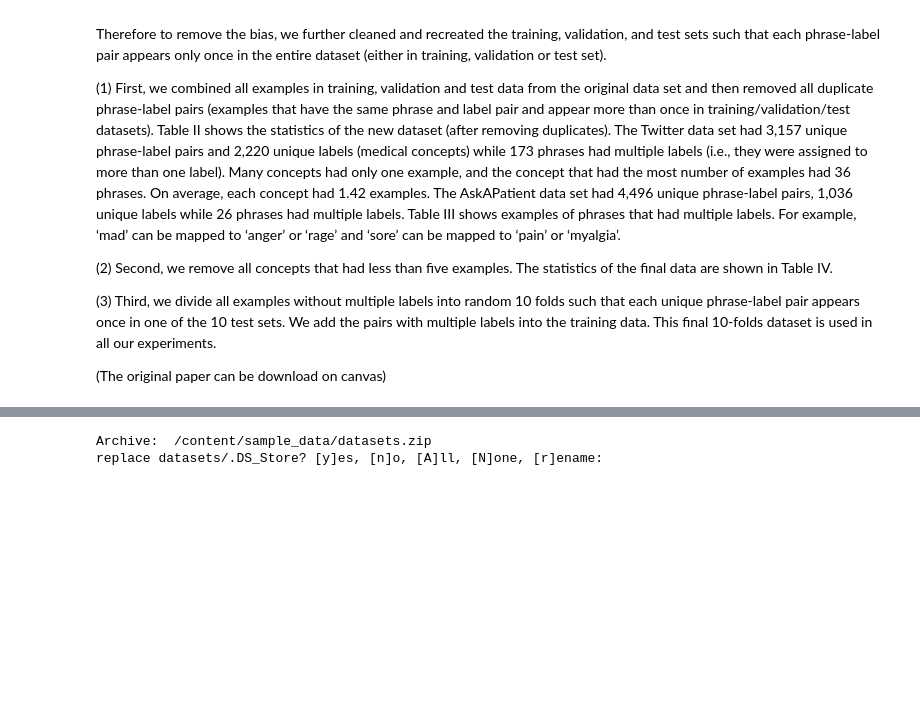
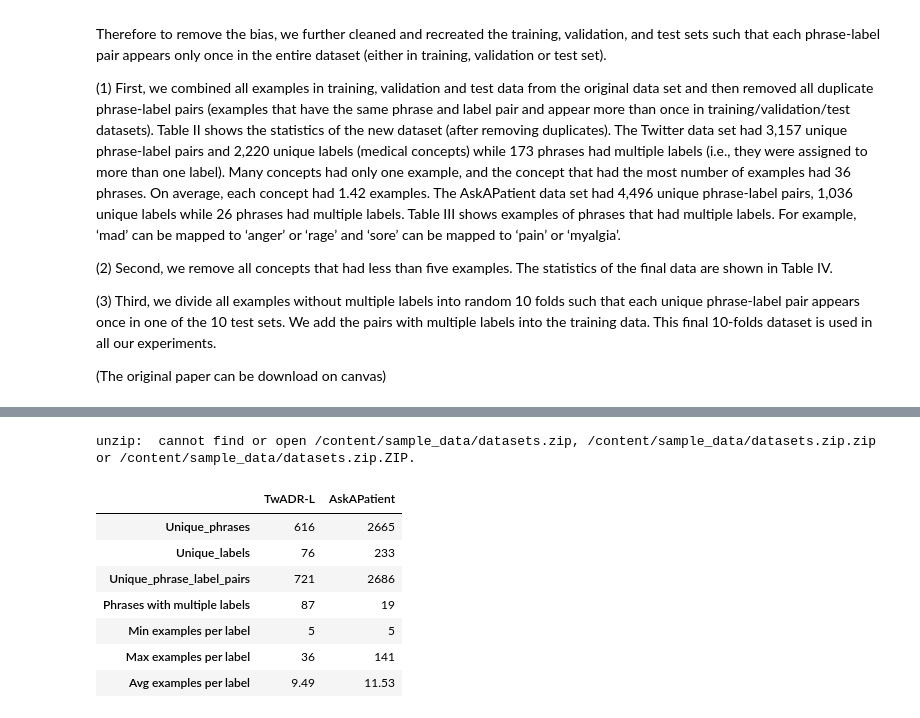
Before and after one commit to dhanakakani/Dhana_INFO5502_Spring2022, a Jupyter notebook: lab_assignment_03_(4).ipynb, the cells around one changed output, grey strips where cells are left out. Drawn from its saved outputs; the diff is of its cells as text; code cells hidden in the pictures; blank space fills up the shorter version.

```diff
--- a/lab_assignment_03_(4).ipynb
+++ b/lab_assignment_03_(4).ipynb
@@ -173,23 +182,17 @@ result_df =  pd.DataFrame()
 for dataset in ['TwADR-L', 'AskAPatient']:
     result = {}
     df = pd.DataFrame()
-    for filepath in glob.glob('/content/datasets/{}/*.txt'.format(dataset)):
+    for filepath in glob.glob('/content/gdrive/My Drive/datasets (1)/datasets/{}/*.txt'.format(dataset)):
         data = pd.read_csv(filepath, sep = "\t", header = None, encoding= 'unicode_escape')
         #appending data
         df = df.append(data)
-
     df = df.reset_index(drop=True)
     df['phrase_label'] = df[1] + " " + df[2]
     df.columns = ['id', 'labels', 'phrases', 'phrase-label']
     df = df.astype({"id": str})
-
     for columns in df.columns:
         df[columns] = df[columns].str.lower()
-
-    # removing the duplicates
     df = df.drop_duplicates('phrase-label')
-
-    # storing results in dictionary
     result['Unique_phrases'] = str(len(df['phrases'].unique()))
     result['Unique_labels'] = str(len(df['labels'].unique()))
     result['Unique_phrase_label_pairs'] = str(df.shape[0])
@@ -199,12 +202,7 @@ for dataset in ['TwADR-L', 'AskAPatient']:
     result['Max examples per label'] = str(df['labels'].value_counts().values.max())
     result['Avg examples per label'] = round(df['labels'].value_counts().mean(),2)
     result_df = result_df.append(result, ignore_index=True)
-
-
 result_df = result_df.T
-
-
 result_df.columns = ['TwADR-L', 'AskAPatient']
-
 result_df
 # %% [output]
@@ -232,7 +283,7 @@ result_df = pd.DataFrame()
 for dataset in ['TwADR-L', 'AskAPatient']:
     df = pd.DataFrame()
     result = {}
-    for filepath in glob.glob('/content/datasets/{}/*.txt'.format(dataset)):
+    for filepath in glob.glob('/content/gdrive/My Drive/datasets (1)/datasets/{}/*.txt'.format(dataset)):
         #print(filepath)
         data = pd.read_csv(filepath, sep = "\t", header = None, encoding= 'unicode_escape')
         df = df.append(data)
@@ -254,32 +305,39 @@ for dataset in ['TwADR-L', 'AskAPatient']:
         if df['labels'].value_counts()[df.iloc[i]['labels']] < 5:
             index_list.append(i)
 
     # we drop the labels that have less than count of 5.
     df.drop(df.index[index_list], inplace=True)
     result = {}
 
     if dataset == 'TwADR-L':
       Twt_df = df
     else:
       Ask_df = df
 
     # storing results of the table in dictionary
     result['Unique_phrases'] = str(len(df['phrases'].unique()))
     result['Unique_labels'] = str(len(df['labels'].unique()))
     result['Unique_phrase_label_pairs'] = str(df.shape[0])
     df1 = pd.DataFrame(df['phrases'].value_counts())
     result['Phrases with multiple labels'] = str(df1[df1['phrases'] > 1].shape[0])
     result['Min examples per label'] = str(df['labels'].value_counts().values.min())
     result['Max examples per label'] = str(df['labels'].value_counts().values.max())
     result['Avg examples per label'] = round(df['labels'].value_counts().mean(), 2)
     # appending dictinary to dataframe
     result_df = result_df.append(result, ignore_index=True)
 
 result_df = result_df.T
 result_df.columns = ['TwADR-L', 'AskAPatient']
 
 
 result_df
 # %% [output]
-Archive:  /content/sample_data/datasets.zip
-replace datasets/.DS_Store? [y]es, [n]o, [A]ll, [N]one, [r]ename:
+unzip:  cannot find or open /content/sample_data/datasets.zip, /content/sample_data/datasets.zip.zip or /content/sample_data/datasets.zip.ZIP.
+|  | TwADR-L | AskAPatient |
+| Unique_phrases | 616 | 2665 |
+| Unique_labels | 76 | 233 |
+| Unique_phrase_label_pairs | 721 | 2686 |
+| Phrases with multiple labels | 87 | 19 |
+| Min examples per label | 5 | 5 |
+| Max examples per label | 36 | 141 |
+| Avg examples per label | 9.49 | 11.53 |
```
Also changed, not shown: parts of 7 cells of this notebook.
